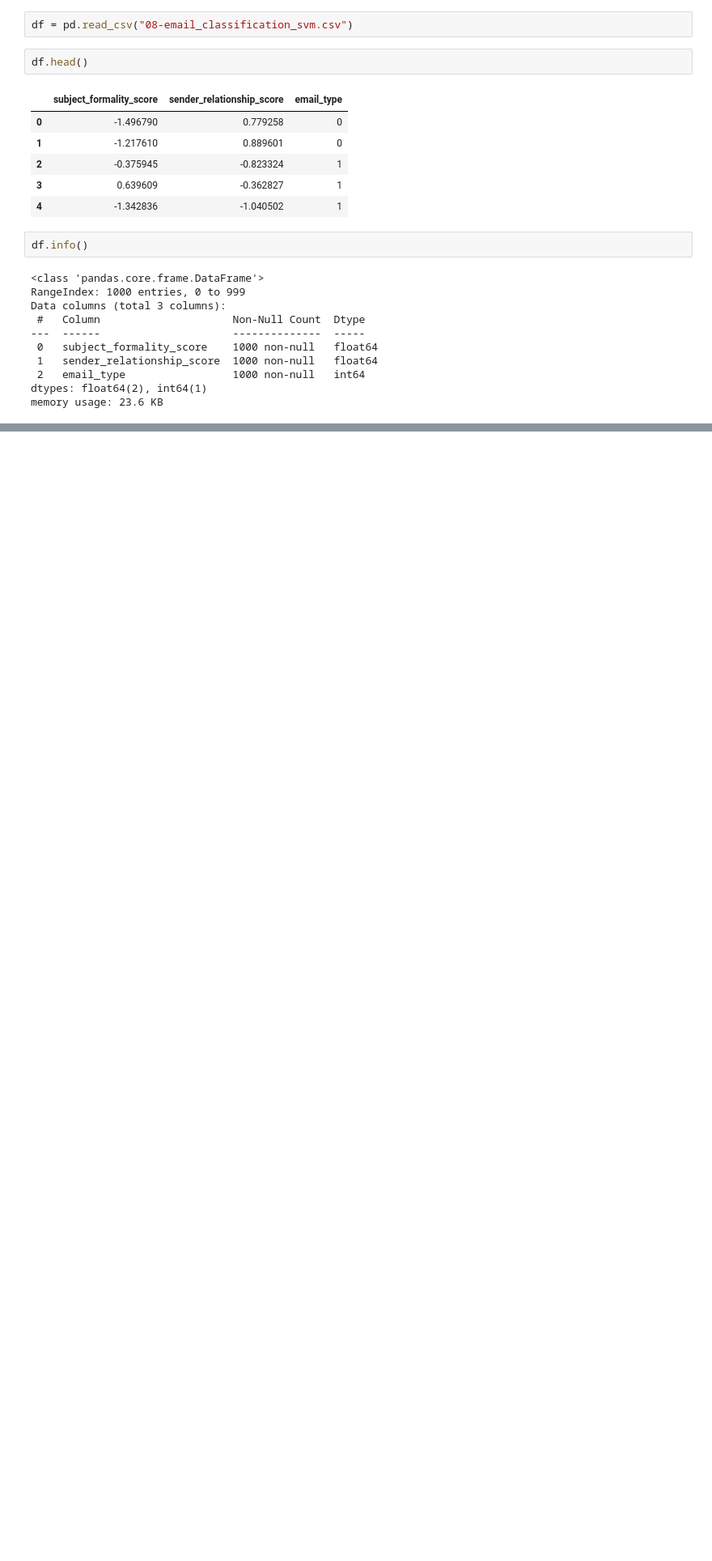
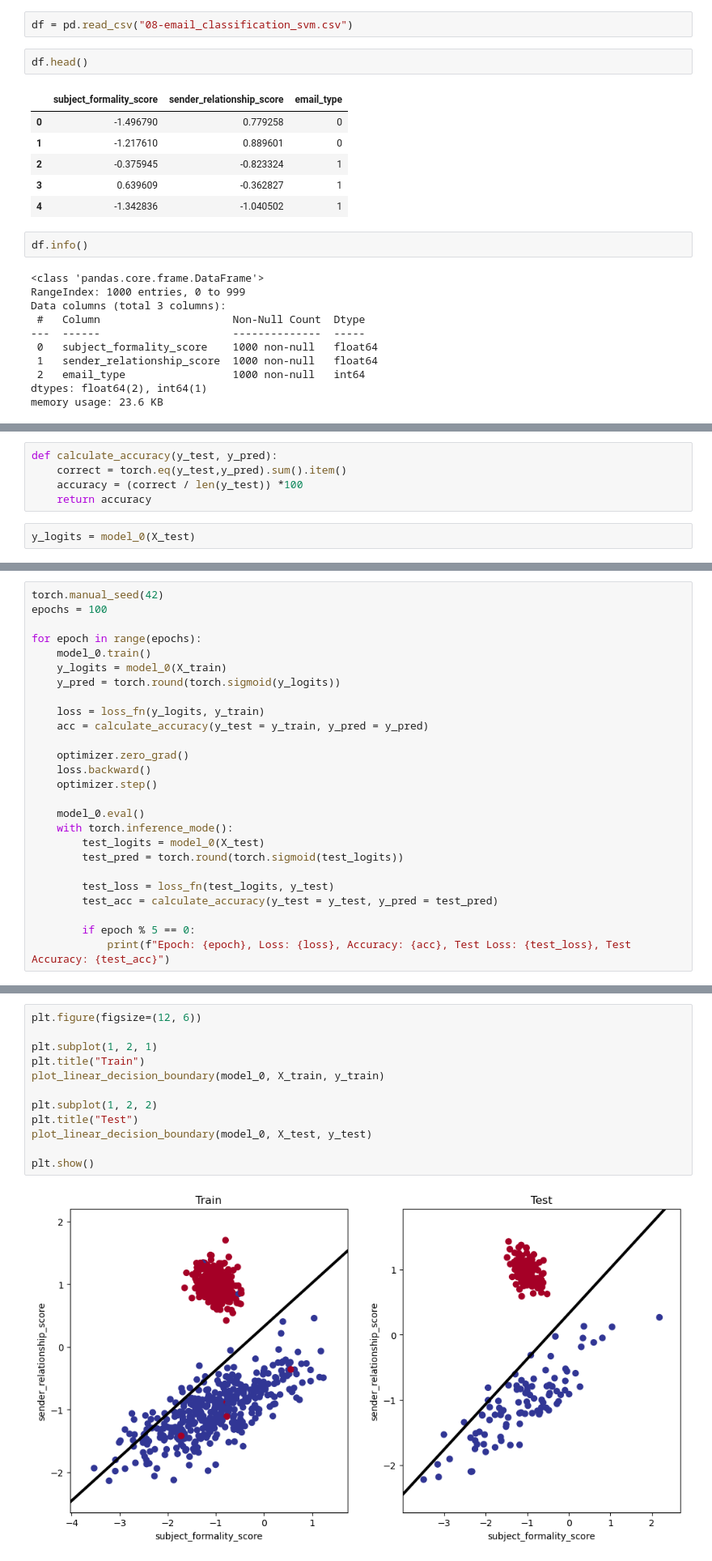
Before and after one commit to iremmozkaynak/Deep-Learning-Journey, a Jupyter notebook: 08-LinearvsNonLinear.ipynb, the cells around one changed output, grey strips where cells are left out. Shown at 81% size. Saved outputs shown, nothing was run; the diff lists cells and outputs as text; blank space fills up the shorter version.

```diff
--- a/08-LinearvsNonLinear.ipynb
+++ b/08-LinearvsNonLinear.ipynb
@@ -36,0 +100,7 @@ c:\Users\irm\miniconda3\envs\py310\python.exe
+# %%
+def calculate_accuracy(y_test, y_pred):
+    correct = torch.eq(y_test,y_pred).sum().item()
+    accuracy = (correct / len(y_test)) *100
+    return accuracy
+# %%
+y_logits = model_0(X_test)
@@ -36,0 +115,26 @@ c:\Users\irm\miniconda3\envs\py310\python.exe
+# %%
+torch.manual_seed(42)
+epochs = 100
+
+for epoch in range(epochs):
+    model_0.train()
+    y_logits = model_0(X_train)
+    y_pred = torch.round(torch.sigmoid(y_logits))
+
+    loss = loss_fn(y_logits, y_train)
+    acc = calculate_accuracy(y_test = y_train, y_pred = y_pred)
+
+    optimizer.zero_grad()
+    loss.backward()
+    optimizer.step()
+
+    model_0.eval()
+    with torch.inference_mode():
+        test_logits = model_0(X_test)
+        test_pred = torch.round(torch.sigmoid(test_logits))
+
+        test_loss = loss_fn(test_logits, y_test)
+        test_acc = calculate_accuracy(y_test = y_test, y_pred = test_pred)
+
+        if epoch % 5 == 0:
+            print(f"Epoch: {epoch}, Loss: {loss}, Accuracy: {acc}, Test Loss: {test_loss}, Test Accuracy: {test_acc}")
@@ -36,0 +197,14 @@ c:\Users\irm\miniconda3\envs\py310\python.exe
+# %%
+plt.figure(figsize=(12, 6))
+
+plt.subplot(1, 2, 1)
+plt.title("Train")
+plot_linear_decision_boundary(model_0, X_train, y_train)
+
+plt.subplot(1, 2, 2)
+plt.title("Test")
+plot_linear_decision_boundary(model_0, X_test, y_test)
+
+plt.show()
+# %% [output]
+[figure, added]
```
Also changed, not shown: parts of 18 cells of this notebook, 4 other files.
